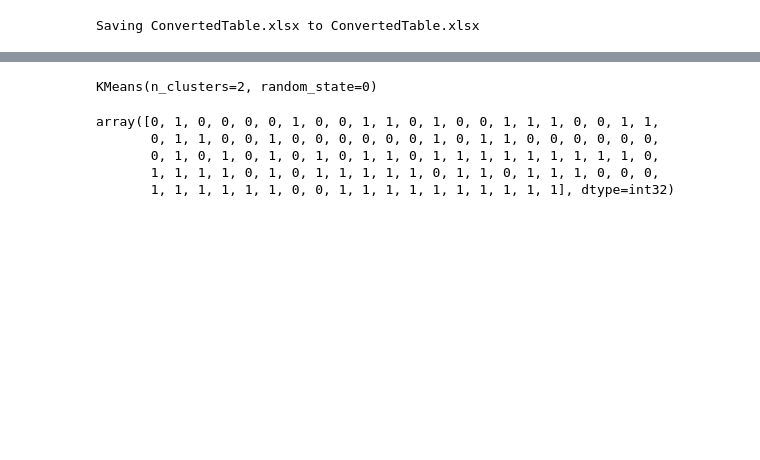
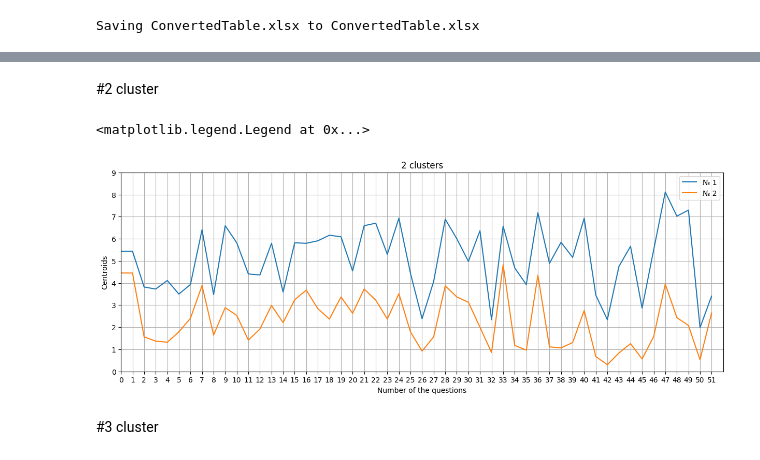
Before and after one commit to Viktory4121/Diploma, a Jupyter notebook: cluster.ipynb, the cells around one changed output, grey strips where cells are left out. Cells and saved outputs as stored; diff of their text form; code cells hidden in the pictures; blank space fills up the shorter version.

```diff
--- a/cluster.ipynb
+++ b/cluster.ipynb
@@ -42,15 +43,33 @@ pdata
+# %%
+x = np.array(pdata[pdata.columns[1:53]]).copy()
+# %% [markdown]
+#2 cluster
 # %%
-x = pdata.copy()
 kmeans_2 = KMeans(n_clusters=2, random_state=0)
 kmeans_2.fit(x)
+predict_2cl = kmeans_2.predict(x)
+#print(predict_2cl)
+#print(kmeans_2.cluster_centers_)
-# %% [output]
-KMeans(n_clusters=2, random_state=0)
-# %%
-predict_2cl = kmeans_2.predict(x)
-predict_2cl
-# %% [output]
-array([0, 1, 0, 0, 0, 0, 1, 0, 0, 1, 1, 0, 1, 0, 0, 1, 1, 1, 0, 0, 1, 1,
-       0, 1, 1, 0, 0, 1, 0, 0, 0, 0, 0, 0, 1, 0, 1, 1, 0, 0, 0, 0, 0, 0,
-       0, 1, 0, 1, 0, 1, 0, 1, 0, 1, 1, 0, 1, 1, 1, 1, 1, 1, 1, 1, 1, 0,
-       1, 1, 1, 1, 0, 1, 0, 1, 1, 1, 1, 1, 0, 1, 1, 0, 1, 1, 1, 0, 0, 0,
-       1, 1, 1, 1, 1, 1, 0, 0, 1, 1, 1, 1, 1, 1, 1, 1, 1, 1], dtype=int32)
+# %%
+K = plt.figure()
+K.set_figwidth(15)
+K.set_figheight(5)
+
+plt.plot(kmeans_2.cluster_centers_[0])
+plt.plot(kmeans_2.cluster_centers_[1])
+
+#[xmin, xmax, ymin, ymax]
+plt.axis([0, 52, 0, 9])
+plt.xticks(range(len(x[0])))
+plt.yticks(range(10))
+
+plt.grid(True)
+plt.title('2 clusters')
+plt.xlabel('Number of the questions')
+plt.ylabel('Centroids')
+plt.legend(['№ 1', '№ 2'])
+# %% [output]
+<matplotlib.legend.Legend at 0x...>
+[figure, added]
+# %% [markdown]
+#3 cluster
```
Also changed, not shown: parts of 13 cells of this notebook.
